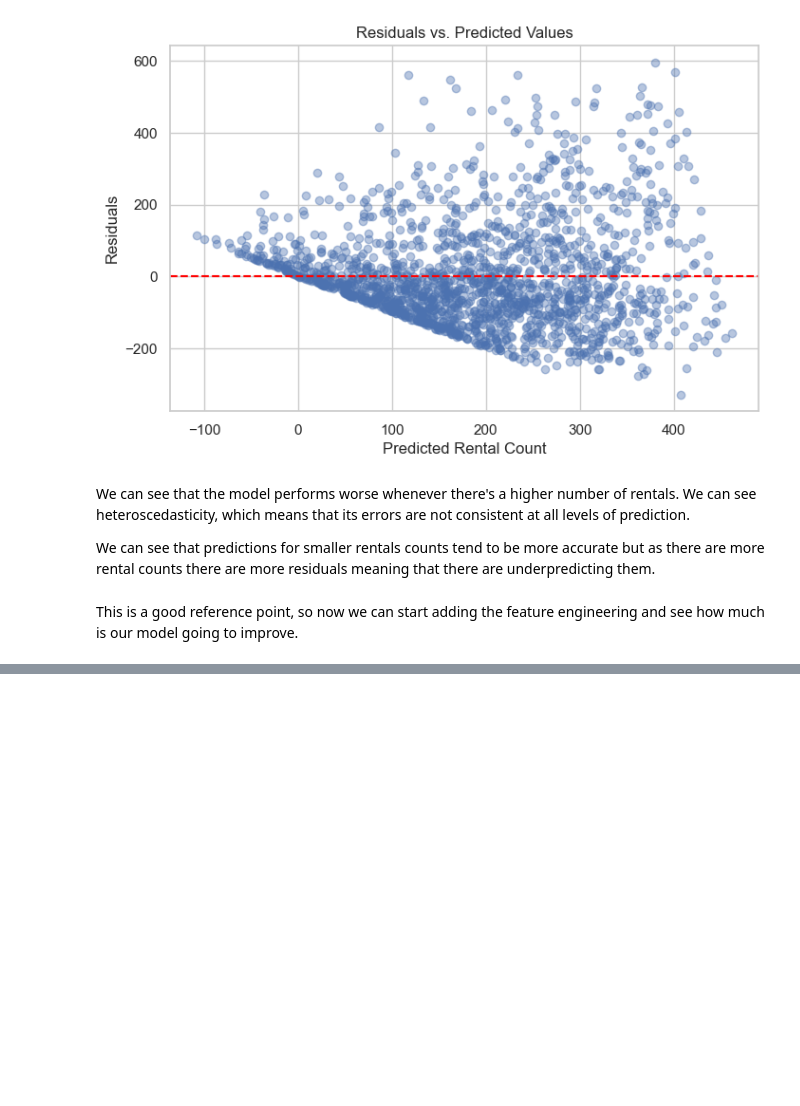
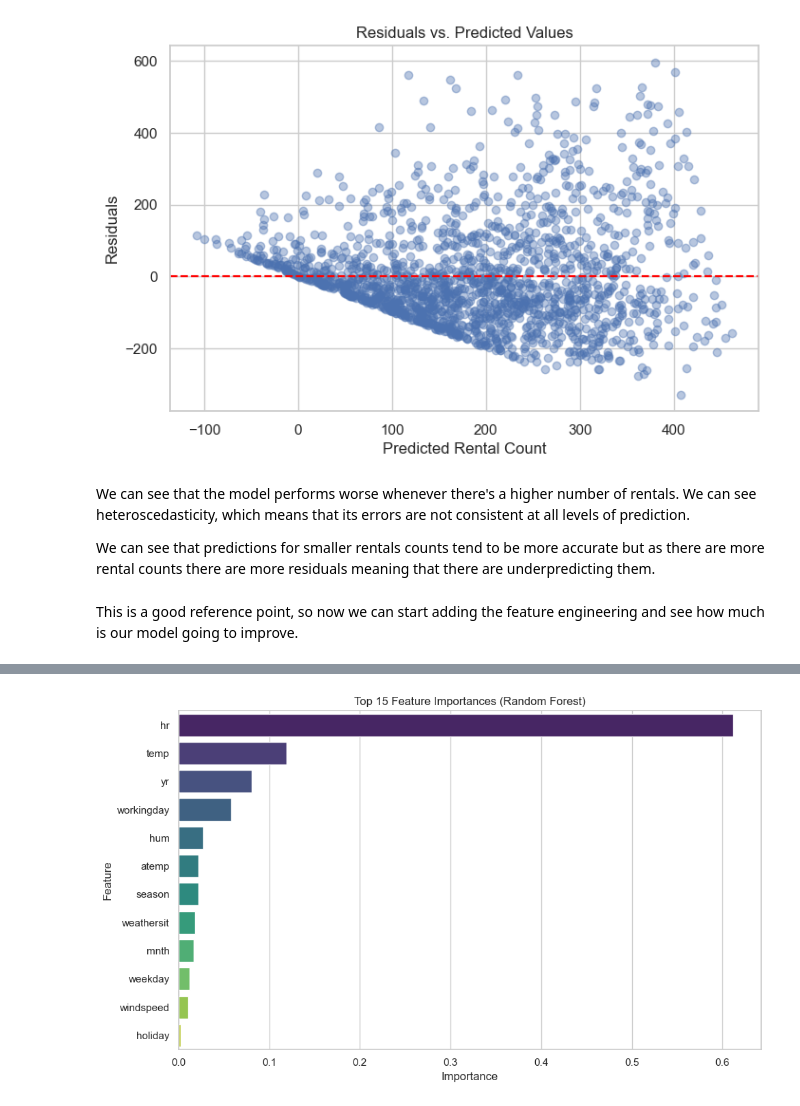
Before and after one commit to sofiagzzloz/ML-fundamentals-2025, a Jupyter notebook: assignmentII/assignment_2_sofia_gonzalez.ipynb, the cells around one changed output, grey strips where cells are left out. Cells and saved outputs as stored; diff of their text form; code cells hidden in the pictures; blank space fills up the shorter version.

Commit message:
Task 4 - Model and Features

```diff
--- a/assignmentII/assignment_2_sofia_gonzalez.ipynb
+++ b/assignmentII/assignment_2_sofia_gonzalez.ipynb
@@ -415,0 +418,24 @@ This is a good reference point, so now we can start adding the feature engineeri
+# %%
+from sklearn.ensemble import RandomForestRegressor
+from sklearn.metrics import mean_squared_error, mean_absolute_error, r2_score
+import numpy as np
+
+# Step 1: Train the Random Forest model
+rf_model = RandomForestRegressor(n_estimators=100, random_state=42)
+rf_model.fit(X_train_b, y_train_b)
+
+# Step 2: Predict on the validation set
+y_val_pred_rf = rf_model.predict(X_val_b)
+
+# Step 3: Evaluation Metrics
+mse_rf = mean_squared_error(y_val_b, y_val_pred_rf)
+mae_rf = mean_absolute_error(y_val_b, y_val_pred_rf)
+rmse_rf = np.sqrt(mse_rf)
+r2_rf = r2_score(y_val_b, y_val_pred_rf)
+
+# Step 4: Print Results
+print("Random Forest Evaluation on Validation Set:")
+print(f"Mean Squared Error (MSE): {mse_rf:.2f}")
+print(f"Mean Absolute Error (MAE): {mae_rf:.2f}")
+print(f"Root Mean Squared Error (RMSE): {rmse_rf:.2f}")
+print(f"R² Score: {r2_rf:.4f}")
@@ -415,0 +452,20 @@ This is a good reference point, so now we can start adding the feature engineeri
+# %%
+import matplotlib.pyplot as plt
+import seaborn as sns
+
+# Get feature importances
+importances = rf_model.feature_importances_
+feature_names = X_train_b.columns
+feature_importance_df = pd.DataFrame({'Feature': feature_names, 'Importance': importances})
+feature_importance_df.sort_values(by='Importance', ascending=False, inplace=True)
+
+# Plot
+plt.figure(figsize=(10, 6))
+sns.barplot(data=feature_importance_df.head(15), x='Importance', y='Feature', palette='viridis')
+plt.title('Top 15 Feature Importances (Random Forest)')
+plt.xlabel('Importance')
+plt.ylabel('Feature')
+plt.tight_layout()
+plt.show()
+# %% [output]
+[figure, added]
```
Also changed, not shown: parts of 4 cells of this notebook.
